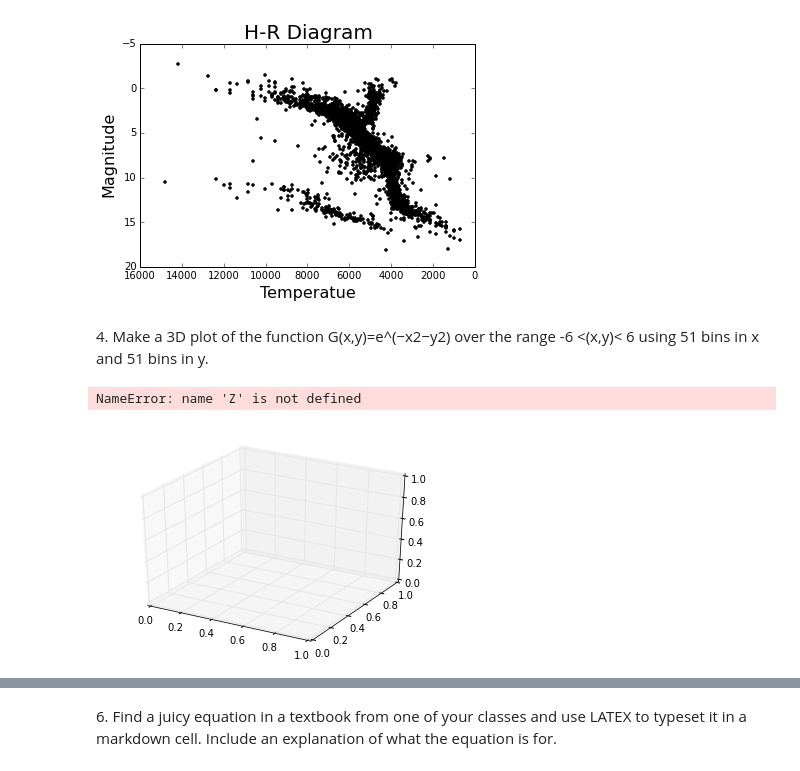
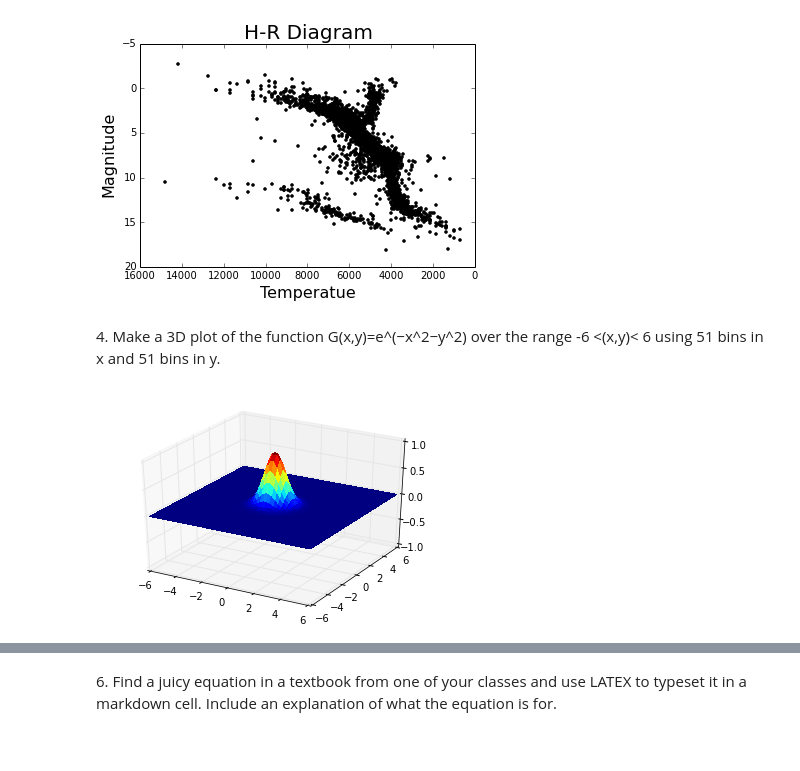
Before and after one commit to cspearso/PHYS202-S14, a Jupyter notebook: Graphics/GraphicsExercises.ipynb, the cells around one changed output, grey strips where cells are left out. Drawn from its saved outputs; the diff is of its cells as text; code cells hidden in the pictures.

```diff
--- a/Graphics/GraphicsExercises.ipynb
+++ b/Graphics/GraphicsExercises.ipynb
@@ -103,22 +141,24 @@ plt.show()
 # %% [output]
 [figure]
 # %% [markdown]
-4\. Make a 3D plot of the function G(x,y)=e^(−x2−y2) over the range -6 <(x,y)< 6 using 51 bins in x and 51 bins in y.
+4\. Make a 3D plot of the function G(x,y)=e^(−x^2−y^2) over the range -6 <(x,y)< 6 using 51 bins in x and 51 bins in y.
 # %%
 from mpl_toolkits.mplot3d import Axes3D
 from mpl_toolkits.mplot3d.axes3d import Axes3D
 from matplotlib import cm
 # %%
+from mpl_toolkits.mplot3d.axes3d import Axes3D
+from matplotlib import cm
+
 fig = plt.figure()
 ax = fig.add_subplot(1, 1, 1, projection='3d')
-X = np.arange(-5, 5, 0.25)
-Y = np.arange(-5, 5, 0.25)
+X = np.linspace(-6, 6, 52)
+Y = np.linspace(-6, 6, 52)
 X, Y = np.meshgrid(X, Y)
-R = np.sqrt(X**2 + Y**2)
-z = np.sin(R)
+R =(-X**2 - Y**2)
+Z = np.exp(R)
 surf = ax.plot_surface(X, Y, Z, rstride=1, cstride=1, cmap=cm.jet,
         linewidth=0, antialiased=False)
-ax.set_zlim3d(-1.01, 1.10);
+ax.set_zlim3d(-1.01, 1.01);
 # %% [output]
-NameError: name 'Z' is not defined
-[figure, old version]
+[figure, new version]
```
Also changed, not shown: parts of 9 cells of this notebook, 4 other files.
